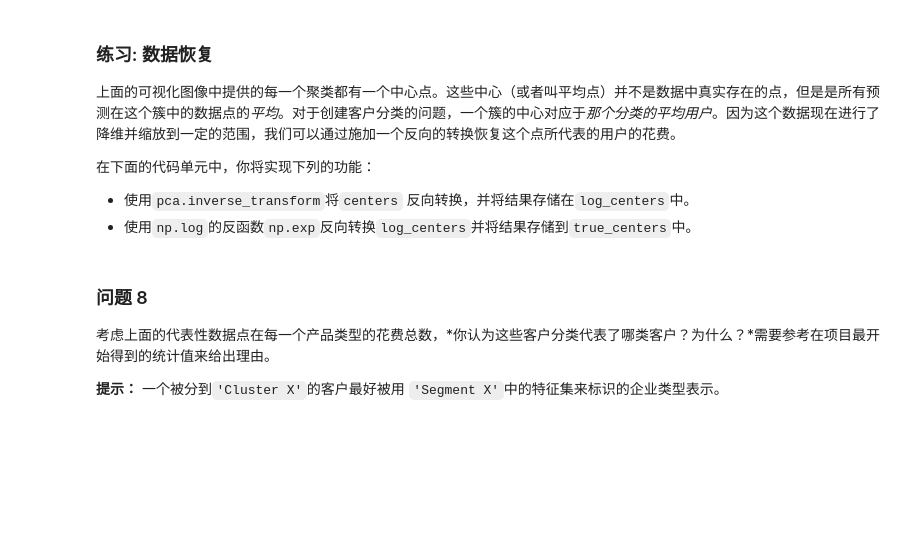
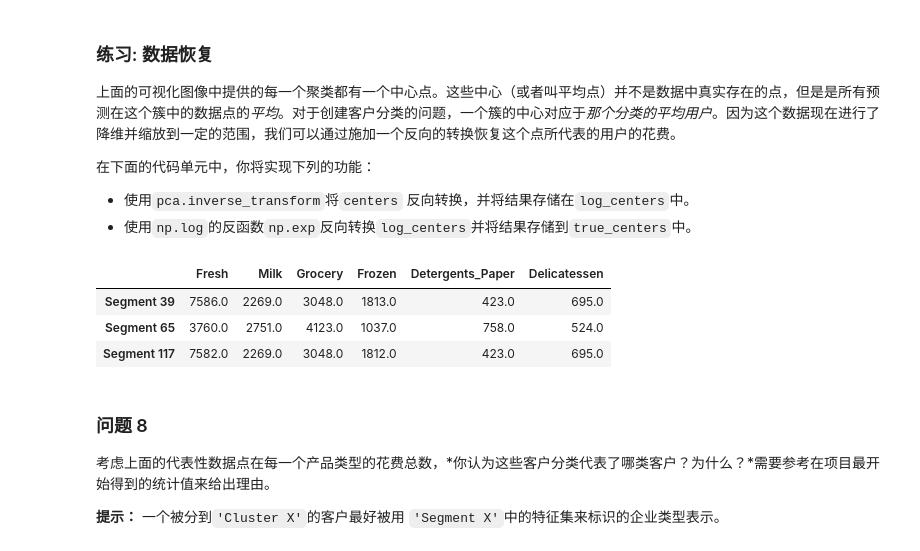
Before and after one commit to liyu10000/playboy, a Jupyter notebook: udacity/machine-learning/creating_customer_segments/customer_segments.ipynb, the cells around one changed output. Drawn from its saved outputs; the diff is of its cells as text; code cells hidden in the pictures; blank space fills up the shorter version.

```diff
--- a/udacity/machine-learning/creating_customer_segments/customer_segments.ipynb
+++ b/udacity/machine-learning/creating_customer_segments/customer_segments.ipynb
@@ -260,13 +338,14 @@ display(pd.DataFrame(np.round(pca_samples, 4), columns = pca_results.index.value
  - 使用`pca.transform`将`log_samples`进行转换，并将结果存储在`pca_samples`中。
 # %%
 # TODO：通过在good data上进行PCA，将其转换成两个维度
-pca = None
+pca = PCA(n_components=2)
+pca.fit(good_data)
 
 # TODO：使用上面训练的PCA将good data进行转换
-reduced_data = None
+reduced_data = pca.transform(good_data)
 
 # TODO：使用上面训练的PCA将log_samples进行转换
-pca_samples = None
+pca_samples = pca.transform(log_samples)
 
 # 为降维后的数据创建一个DataFrame
 reduced_data = pd.DataFrame(reduced_data, columns = ['Dimension 1', 'Dimension 2'])
@@ -312,17 +402,21 @@ vs.biplot(good_data, reduced_data, pca)
  - 导入sklearn.metrics.silhouette_score包并计算`reduced_data`相对于`preds`的轮廓系数。
    - 将轮廓系数赋值给`score`并输出结果。
 # %%
+from sklearn.mixture import GaussianMixture
+from sklearn.metrics import silhouette_score
 # TODO：在降维后的数据上使用你选择的聚类算法
-clusterer = None
+clusterer = GaussianMixture(n_components=2, random_state=2018)
+clusterer.fit(reduced_data)
 
 # TODO：预测每一个点的簇
-preds = None
+preds = clusterer.predict(reduced_data)
 
 # TODO：找到聚类中心
-centers = None
+centers = clusterer.predict_proba(reduced_data)
 
 # TODO：预测在每一个转换后的样本点的类
-sample_preds = None
+sample_preds = clusterer.predict(pca_samples)
 
 # TODO：计算选择的类别的平均轮廓系数（mean silhouette coefficient）
-score = None
+score = silhouette_score(reduced_data, preds)
+print(score)
@@ -347,16 +451,21 @@ vs.cluster_results(reduced_data, preds, centers, pca_samples)
  - 使用`np.log`的反函数`np.exp`反向转换`log_centers`并将结果存储到`true_centers`中。
 # %%
 # TODO：反向转换中心点
-log_centers = None
+log_centers = pca.inverse_transform(centers)
 
 # TODO：对中心点做指数转换
-true_centers = None
+true_centers = np.exp(log_centers)
 
 # 显示真实的中心点
 segments = ['Segment {}'.format(i) for i in range(0,len(centers))]
 true_centers = pd.DataFrame(np.round(true_centers), columns = data.keys())
 true_centers.index = segments
-display(true_centers)
+display(true_centers.iloc[[39, 65, 117]])
+# %% [output]
+|  | Fresh | Milk | Grocery | Frozen | Detergents_Paper | Delicatessen |
+| Segment 39 | 7586.0 | 2269.0 | 3048.0 | 1813.0 | 423.0 | 695.0 |
+| Segment 65 | 3760.0 | 2751.0 | 4123.0 | 1037.0 | 758.0 | 524.0 |
+| Segment 117 | 7582.0 | 2269.0 | 3048.0 | 1812.0 | 423.0 | 695.0 |
 # %% [markdown]
 ### 问题 8
 考虑上面的代表性数据点在每一个产品类型的花费总数，*你认为这些客户分类代表了哪类客户？为什么？*需要参考在项目最开始得到的统计值来给出理由。
```
Also changed, not shown: parts of 27 cells of this notebook, 3 other files.
